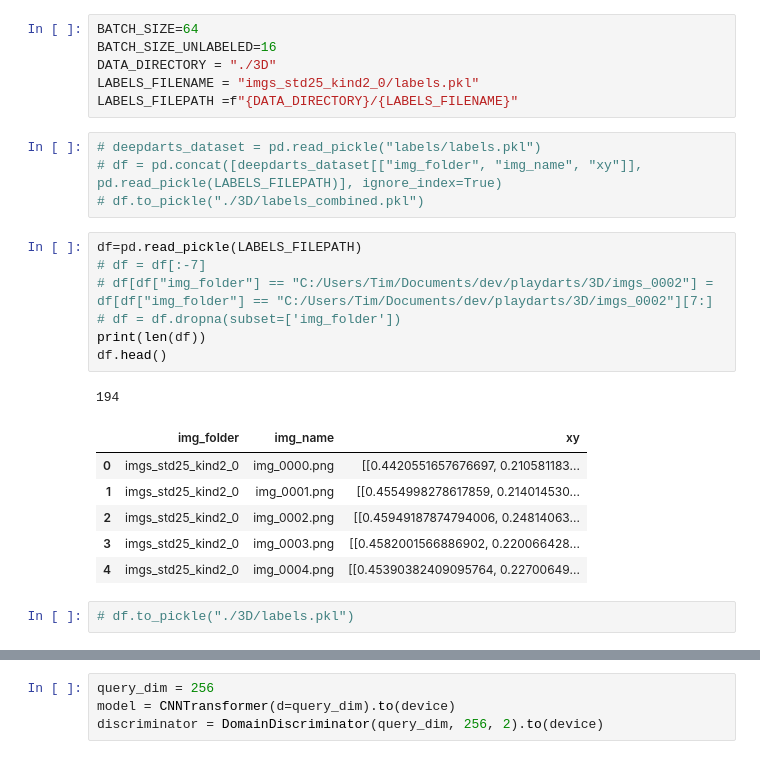
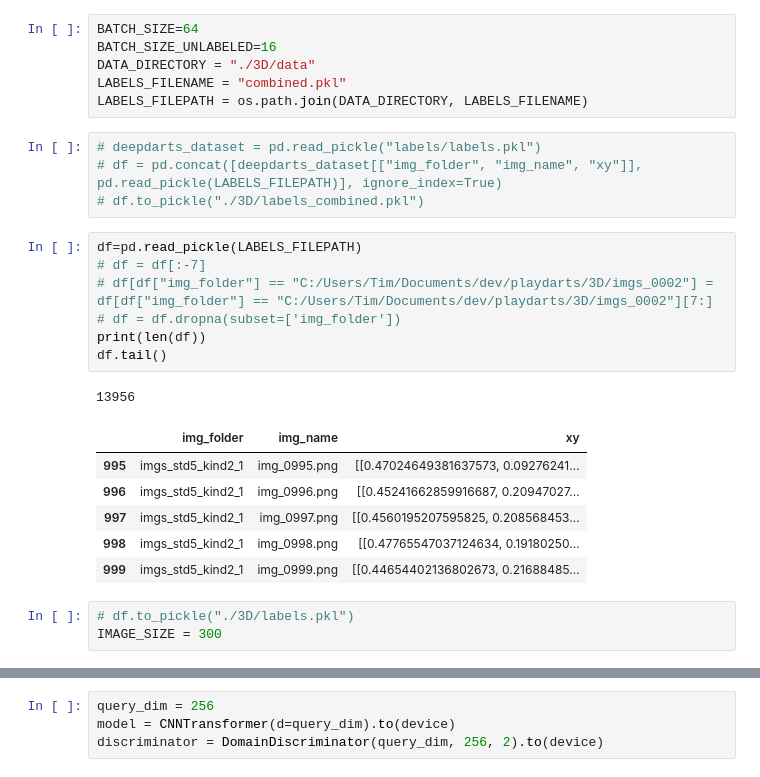
Before and after one commit to timnielen/playdarts, a Jupyter notebook: playdarts.ipynb, the cells around one changed output, grey strips where cells are left out. Cells and saved outputs as stored; diff of their text form.

```diff
--- a/playdarts.ipynb
+++ b/playdarts.ipynb
@@ -23,9 +28,9 @@ device(type='cuda')
 # %%
 BATCH_SIZE=64
 BATCH_SIZE_UNLABELED=16
-DATA_DIRECTORY = "./3D"
-LABELS_FILENAME = "imgs_std25_kind2_0/labels.pkl"
-LABELS_FILEPATH =f"{DATA_DIRECTORY}/{LABELS_FILENAME}"
+DATA_DIRECTORY = "./3D/data"
+LABELS_FILENAME = "combined.pkl"
+LABELS_FILEPATH = os.path.join(DATA_DIRECTORY, LABELS_FILENAME)
 # %%
 # deepdarts_dataset = pd.read_pickle("labels/labels.pkl")
 # df = pd.concat([deepdarts_dataset[["img_folder", "img_name", "xy"]], pd.read_pickle(LABELS_FILEPATH)], ignore_index=True)
@@ -33,17 +38,18 @@ LABELS_FILEPATH =f"{DATA_DIRECTORY}/{LABELS_FILENAME}"
 # %%
 df=pd.read_pickle(LABELS_FILEPATH)
 # df = df[:-7]
 # df[df["img_folder"] == "C:/Users/Tim/Documents/dev/playdarts/3D/imgs_0002"] = df[df["img_folder"] == "C:/Users/Tim/Documents/dev/playdarts/3D/imgs_0002"][7:]
 # df = df.dropna(subset=['img_folder'])
 print(len(df))
-df.head()
+df.tail()
 # %% [output]
-194
+13956
 |  | img_folder | img_name | xy |
-| 0 | imgs_std25_kind2_0 | img_0000.png | [[0.4420551657676697, 0.210581183... |
-| 1 | imgs_std25_kind2_0 | img_0001.png | [[0.4554998278617859, 0.214014530... |
-| 2 | imgs_std25_kind2_0 | img_0002.png | [[0.45949187874794006, 0.24814063... |
-| 3 | imgs_std25_kind2_0 | img_0003.png | [[0.4582001566886902, 0.220066428... |
-| 4 | imgs_std25_kind2_0 | img_0004.png | [[0.45390382409095764, 0.22700649... |
+| 995 | imgs_std5_kind2_1 | img_0995.png | [[0.47024649381637573, 0.09276241... |
+| 996 | imgs_std5_kind2_1 | img_0996.png | [[0.45241662859916687, 0.20947027... |
+| 997 | imgs_std5_kind2_1 | img_0997.png | [[0.4560195207595825, 0.208568453... |
+| 998 | imgs_std5_kind2_1 | img_0998.png | [[0.47765547037124634, 0.19180250... |
+| 999 | imgs_std5_kind2_1 | img_0999.png | [[0.44654402136802673, 0.21688485... |
 # %%
 # df.to_pickle("./3D/labels.pkl")
+IMAGE_SIZE = 300
```
Also changed, not shown: parts of 11 cells of this notebook, 5 other files.
